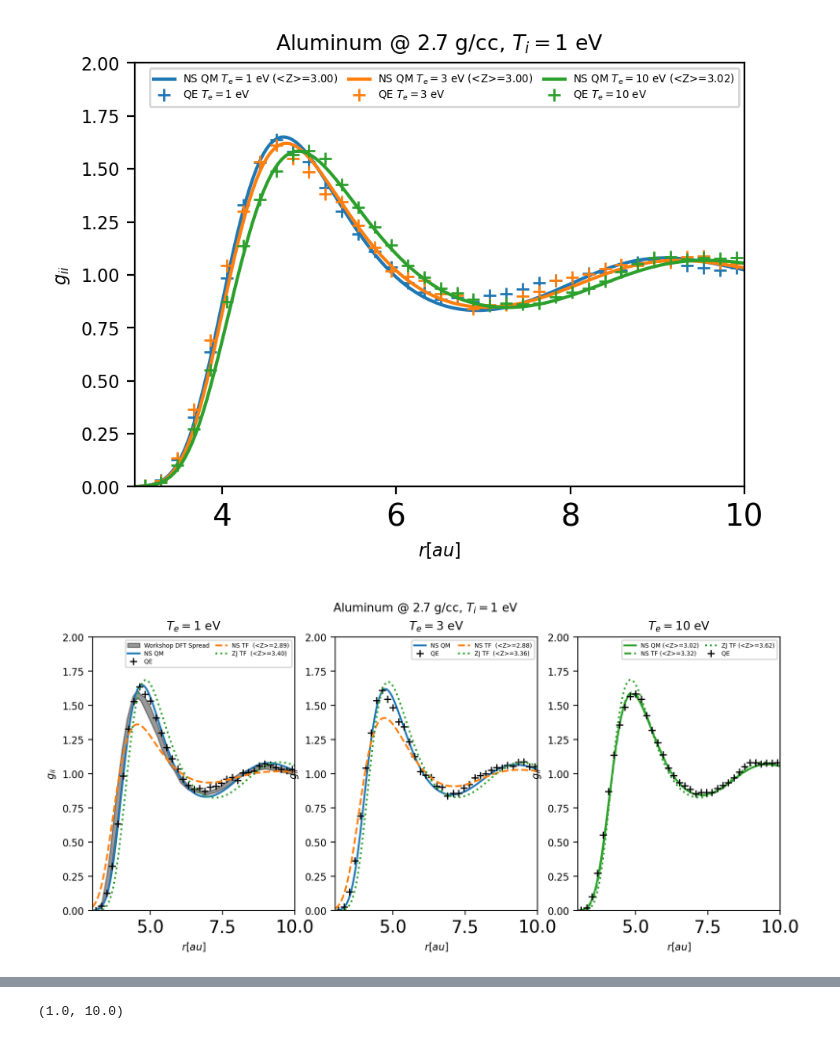
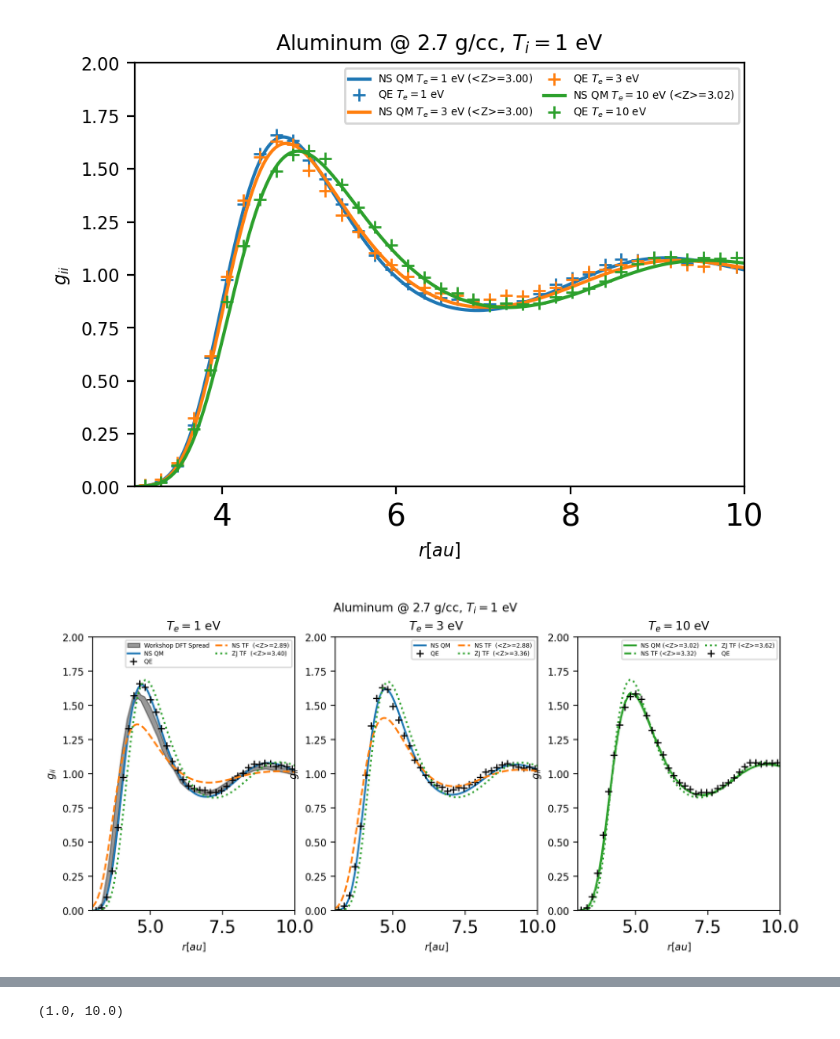
Before and after one commit to ZachAJohnson/OFAA, a Jupyter notebook: jupyter/Benchmarks/2T_NS.ipynb, the cells around one changed output, grey strips where cells are left out. Cells and saved outputs as stored; diff of their text form; code cells hidden in the pictures.

```diff
--- a/jupyter/Benchmarks/2T_NS.ipynb
+++ b/jupyter/Benchmarks/2T_NS.ipynb
@@ -118,9 +118,9 @@ ZJ_g23 = ZJ_aa_23.xs_i, ZJ_aa_23.gii
 ZJ_aa_24 = npa_information(ZJ_folder + f"/Al_{aa_type_info}_rs3.0e+00_Te3.0e+01eV_Ti3.0e+01eV")
 ZJ_g24 = ZJ_aa_24.xs_i, ZJ_aa_24.gii
 # %%
-QE_11 = read_csv("/home/zach/plasma/average_atom/data/aluminum_2T/QE_Output/Al60_Ti11604.52501_Te0.073499_L18.87210_dt16.67060910018252_240716.nvt.gofr", delim_whitespace=True, header=0)
+QE_11 = read_csv("/home/zach/plasma/average_atom/data/aluminum_2T/QE_Output/Al60_Ti11604.52501_Te0.073499_L18.87210_dt16.67060910018252_240716.nve_0.gofr", delim_whitespace=True, header=0)
 QE_g11 = np.array(QE_11['r[AU]']), np.array(QE_11['g(r)'])
-QE_12 = read_csv("/home/zach/plasma/average_atom/data/aluminum_2T/QE_Output/Al60_Ti11604.52501_Te0.22050_L18.87210_dt16.039367306143422_240716.nvt.gofr", delim_whitespace=True, header=0)
+QE_12 = read_csv("/home/zach/plasma/average_atom/data/aluminum_2T/QE_Output/Al60_Ti11604.52501_Te0.22050_L18.87210_dt16.039367306143422_240716.nve_0.gofr", delim_whitespace=True, header=0)
 QE_g12 = QE_12['r[AU]'], QE_12['g(r)']
 QE_13 = read_csv("/home/zach/plasma/average_atom/data/aluminum_2T/QE_Output/Al60_Ti11604.52501_Te0.73499_L18.87210_dt13.881434832082252_240720.nve_0.gofr", delim_whitespace=True, header=0)
 QE_g13 = QE_13['r[AU]'], QE_13['g(r)']
@@ -139,35 +139,35 @@ def plot_gii(gii_data, figax = None, **kwargs):#line = None, color=None, label=N
 
     ax.set_ylabel(r"$g_{ii}$")
     ax.set_xlabel(r"$r [au]$")
 
-    ax.legend(fontsize=4.8, ncols=3, labelspacing=0.3, columnspacing=1)
+    ax.legend(fontsize=4.8, ncols=2, labelspacing=0.3, columnspacing=1)
 
 # Fixed Ti
 fig, ax = plt.subplots()
 ax.set_title(r"Aluminum @ $2.7$ g/cc, $T_i = 1 $ eV")
 
 plot_gii(NS_ks_g11, figax = (fig, ax), color=color_cycle[0], linestyle='-', label=r"NS QM $T_e=1$ eV (<Z>=3.00)")
 # plot_gii(NS_tf_g11, figax = (fig, ax), color=color_cycle[0], linestyle='--', label=r"NS TF $T_e=1$ eV (<Z>=2.89)")
 # plot_gii(ZJ_g11, figax = (fig, ax), color=color_cycle[0], linestyle=':', label=r"ZJ TF $T_e=1$ eV (<Z>={:0.2f})".format(ZJ_aa_11.Zstar))
 plot_gii(QE_g11, figax = (fig, ax), color=color_cycle[0], marker='+', linestyle='', label=r"QE $T_e=1$ eV ")
 
 plot_gii(NS_ks_g12, figax = (fig, ax), color=color_cycle[1], linestyle='-', label=r"NS QM $T_e=3$ eV (<Z>=3.00)")
 # plot_gii(NS_tf_g12, figax = (fig, ax), color=color_cycle[1], linestyle='--', label=r"NS TF $T_e=3$ eV (<Z>=2.88)")
 # plot_gii(ZJ_g12, figax = (fig, ax), color=color_cycle[1], linestyle=':', label=r"ZJ TF $T_e=3$ eV (<Z>={:0.2f})".format(ZJ_aa_12.Zstar))
 plot_gii(QE_g12, figax = (fig, ax), color=color_cycle[1], marker='+', linestyle='', label=r"QE $T_e=3$ eV ")
 
 
 plot_gii(NS_ks_g13, figax = (fig, ax), color=color_cycle[2], linestyle='-', label=r"NS QM $T_e=10$ eV (<Z>=3.02)")
 # plot_gii(NS_tf_g13, figax = (fig, ax), color=color_cycle[2], linestyle='--', label=r"NS TF $T_e=10$ eV (<Z>=3.32)")
 # plot_gii(ZJ_g13, figax = (fig, ax), color=color_cycle[2], linestyle=':', label=r"ZJ TF $T_e=10$ eV (<Z>={:0.2f})".format(ZJ_aa_13.Zstar))
 plot_gii(QE_g13, figax = (fig, ax), color=color_cycle[2], marker='+', linestyle='', label=r"QE $T_e=10$ eV ")
 
 # plot_gii(NS_ks_g14, figax = (fig, ax), color=color_cycle[3], linestyle='-', label=r"NS QM $T_e=30$ eV (<Z>=4.35)")
 # plot_gii(NS_tf_g14, figax = (fig, ax), color=color_cycle[3], linestyle='--', label=r"NS TF $T_e=30$ eV (<Z>=4.70)")
 # plot_gii(ZJ_g14, figax = (fig, ax), color=color_cycle[3], linestyle=':', label=r"ZJ TF $T_e=30$ eV (<Z>={:0.2f})".format(ZJ_aa_14.Zstar))
 plt.savefig("KS_AlTi1eV_NS_comparison.png", dpi=200)
 # %% [output]
-[figure, old version]
+[figure, new version]
 # %%
 from scipy.interpolate import PchipInterpolator
 
@@ -204,7 +204,7 @@ plot_gii(ZJ_g13, figax = (fig, ax), color=color_cycle[2], linestyle=':', label=r
 plot_gii(QE_g13, figax = (fig, ax), color='k', marker='+', linestyle='', label=r"QE  ")
 plt.savefig("KS_AlTi1eV_NS_comparison_all.png", dpi=200)
 # %% [output]
-[figure, old version]
+[figure, new version]
 # %%
 # Fixed Ti
 fig, ax = plt.subplots(1,1)#, figsize=(8,4))
```
Also changed, not shown: parts of 4 cells of this notebook, 14 other files.
